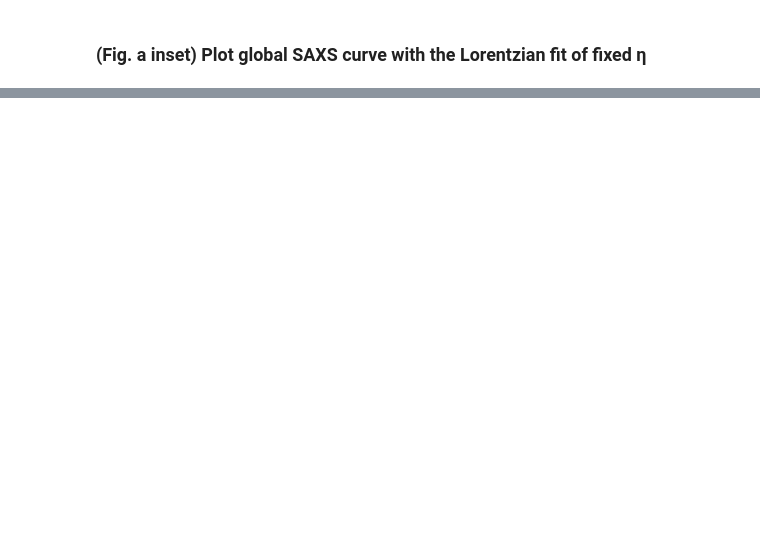
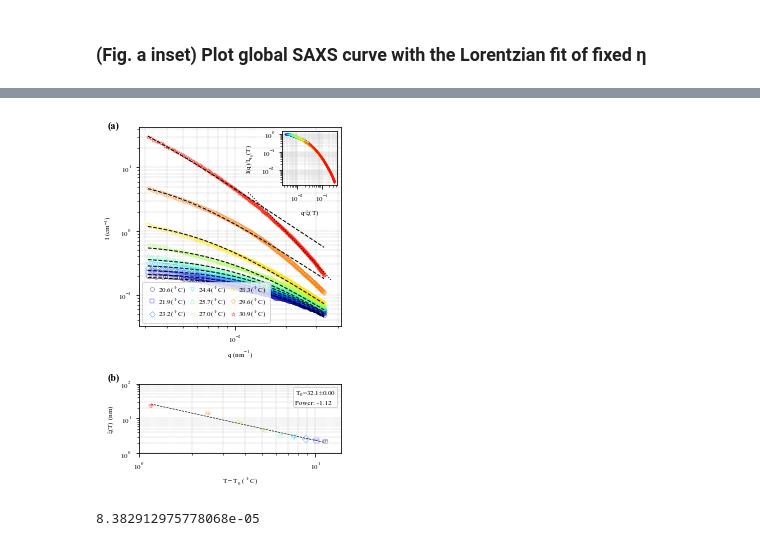
Before and after one commit to AZjk/llps-saxpcs, a Jupyter notebook: H06/SAXS_Global_Fit.ipynb, the cells around one changed output, grey strips where cells are left out. Cells and saved outputs as stored; diff of their text form; code cells hidden in the pictures; blank space fills up the shorter version.

```diff
--- a/H06/SAXS_Global_Fit.ipynb
+++ b/H06/SAXS_Global_Fit.ipynb
@@ -148,0 +209,16 @@ plt.show()
+# %%
+# Add figure labels
+fig.text(0.03, 1.01, '(a)', fontsize=10, fontweight='bold', va='top', ha='left')
+fig.text(0.03, 0.32, '(b)', fontsize=10, fontweight='bold', va='top', ha='left')
+
+plt.figure(fig)
+plt.savefig('fitting.pdf', bbox_inches="tight", dpi=600)
+plt.show()
+# %% [output]
+[figure, added]
+# %%
+
+
+print(best_T0_err)
+# %% [output]
+8.382912975778068e-05
```
Also changed, not shown: parts of 6 cells of this notebook, 4 other files.
